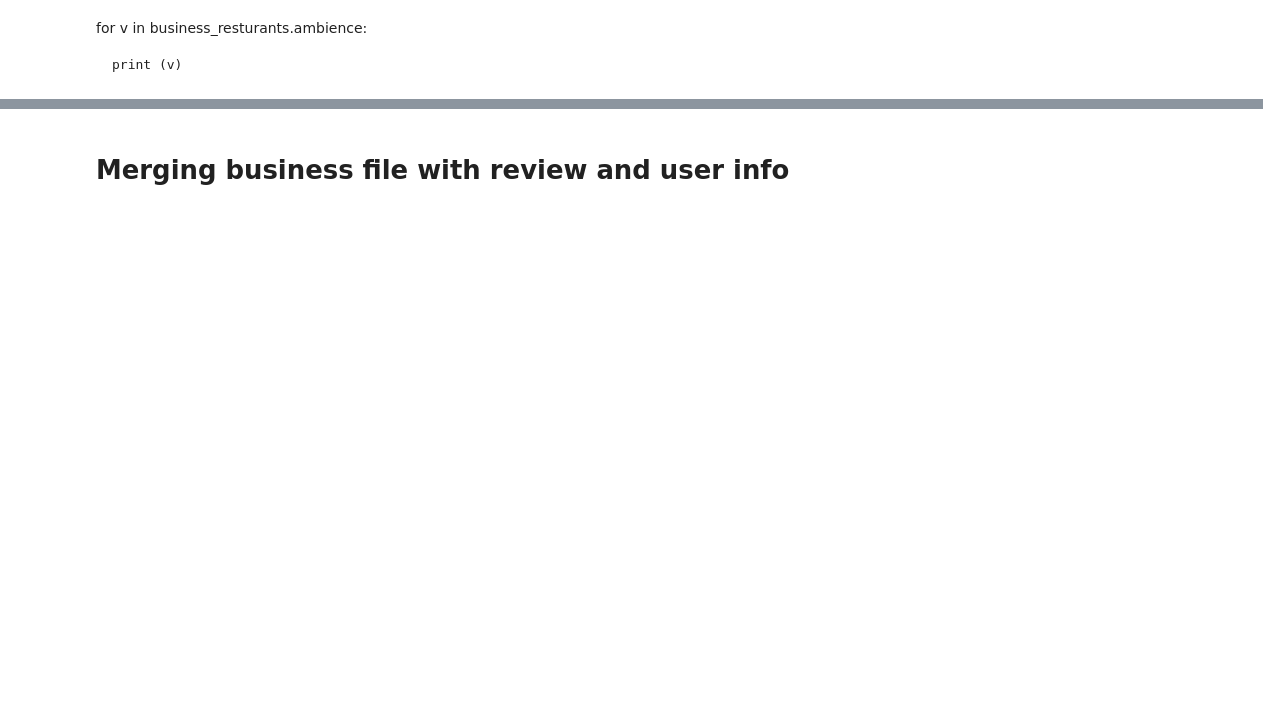
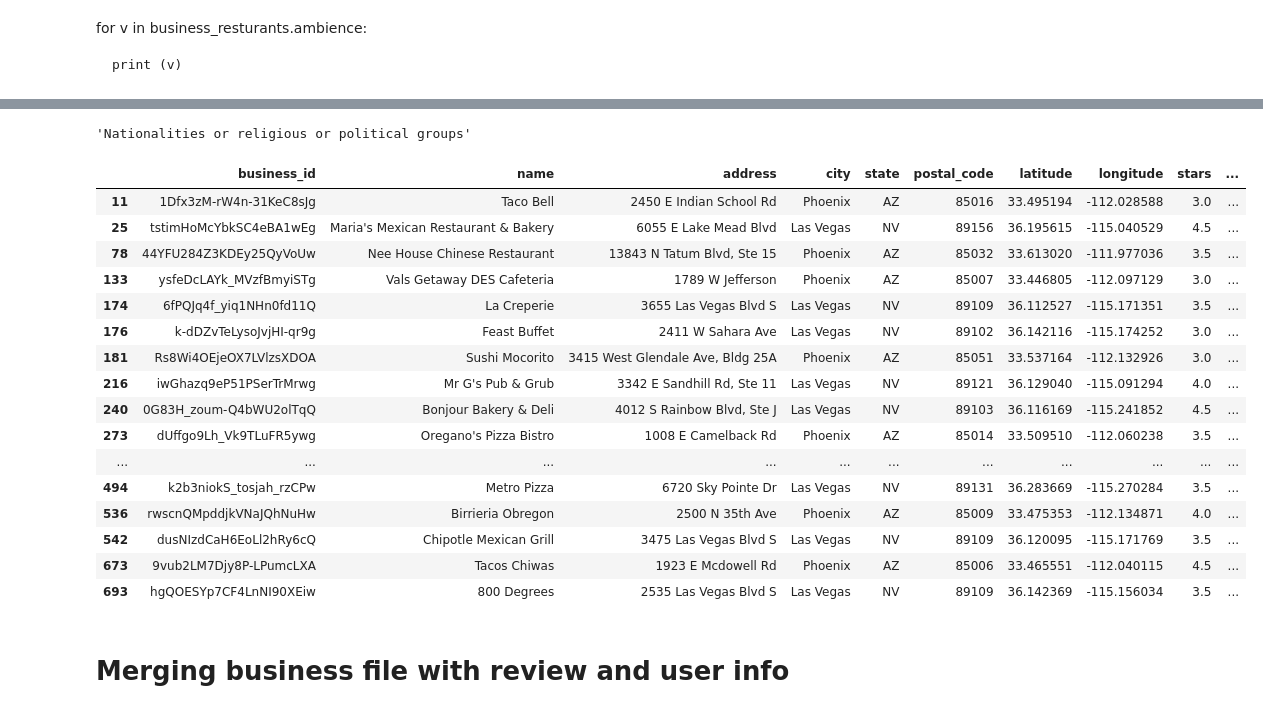
Before and after one commit to sanamica/restaurant_preference, a Jupyter notebook: yelp_data_cleaning_merging.ipynb, the cells around one changed output, grey strips where cells are left out. Saved outputs shown, nothing was run; the diff lists cells and outputs as text; code cells hidden in the pictures; blank space fills up the shorter version.

```diff
--- a/yelp_data_cleaning_merging.ipynb
+++ b/yelp_data_cleaning_merging.ipynb
@@ -465,6 +492,25 @@ business_resturants = business_resturants.drop(['attributes','ambience'], axis =
 # checking key for dictionary
 # def getList(dict):
 #     return dict.keys()
+# %%
+business_resturants =business_resturants.replace(to_replace ='None', value =np.nan)
+# %%
+business_resturants['price_range'] =  pd.to_numeric(business_resturants["price_range"])
+# %%
+impute_list =['price_range', 'romantic', 'intimate' , 'touristy' , 'hipster', 'divey', 'classy',
+              'trendy', 'upscale', 'casual'   ]
+# Impute missing
+business_resturants = business_resturants.fillna(business_resturants.groupby('name')[impute_list].transform('median'))
+business_resturants=business_resturants.dropna(subset =impute_list)
+# %%
+def binary_cat(x):
+    if x in ('Fast Food'):
+        category = 1
+    else:
+        category = 0
+    return category
+
+business_resturants['category'] = business_resturants['new_categories'].apply (binary_cat)
 # %%
 business_resturants.info()
 # %% [output]
@@ -514,5 +583,7 @@ print([(ent.text, ent.label_) for ent in doc.ents])
 # %%
-spacy.explain('LOC')
+spacy.explain('NORP')
+# %% [output]
+'Nationalities or religious or political groups'
 # %%
 #Extarcting entity type from the dataframe
 
@@ -533,3 +604,23 @@ def extract_category(text):
+# %%
+business_resturants.head(20)
+# %% [output]
+|  | business_id | name | address | city | state | postal_code | latitude | longitude | stars | ... |
+| 11 | 1Dfx3zM-rW4n-31KeC8sJg | Taco Bell | 2450 E Indian School Rd | Phoenix | AZ | 85016 | 33.495194 | -112.028588 | 3.0 | ... |
+| 25 | tstimHoMcYbkSC4eBA1wEg | Maria's Mexican Restaurant & Bakery | 6055 E Lake Mead Blvd | Las Vegas | NV | 89156 | 36.195615 | -115.040529 | 4.5 | ... |
+| 78 | 44YFU284Z3KDEy25QyVoUw | Nee House Chinese Restaurant | 13843 N Tatum Blvd, Ste 15 | Phoenix | AZ | 85032 | 33.613020 | -111.977036 | 3.5 | ... |
+| 133 | ysfeDcLAYk_MVzfBmyiSTg | Vals Getaway DES Cafeteria | 1789 W Jefferson | Phoenix | AZ | 85007 | 33.446805 | -112.097129 | 3.0 | ... |
+| 174 | 6fPQJq4f_yiq1NHn0fd11Q | La Creperie | 3655 Las Vegas Blvd S | Las Vegas | NV | 89109 | 36.112527 | -115.171351 | 3.5 | ... |
+| 176 | k-dDZvTeLysoJvjHI-qr9g | Feast Buffet | 2411 W Sahara Ave | Las Vegas | NV | 89102 | 36.142116 | -115.174252 | 3.0 | ... |
+| 181 | Rs8Wi4OEjeOX7LVlzsXDOA | Sushi Mocorito | 3415 West Glendale Ave, Bldg 25A | Phoenix | AZ | 85051 | 33.537164 | -112.132926 | 3.0 | ... |
+| 216 | iwGhazq9eP51PSerTrMrwg | Mr G's Pub & Grub | 3342 E Sandhill Rd, Ste 11 | Las Vegas | NV | 89121 | 36.129040 | -115.091294 | 4.0 | ... |
+| 240 | 0G83H_zoum-Q4bWU2olTqQ | Bonjour Bakery & Deli | 4012 S Rainbow Blvd, Ste J | Las Vegas | NV | 89103 | 36.116169 | -115.241852 | 4.5 | ... |
+| 273 | dUffgo9Lh_Vk9TLuFR5ywg | Oregano's Pizza Bistro | 1008 E Camelback Rd | Phoenix | AZ | 85014 | 33.509510 | -112.060238 | 3.5 | ... |
+| ... | ... | ... | ... | ... | ... | ... | ... | ... | ... | ... |
+| 494 | k2b3niokS_tosjah_rzCPw | Metro Pizza | 6720 Sky Pointe Dr | Las Vegas | NV | 89131 | 36.283669 | -115.270284 | 3.5 | ... |
+| 536 | rwscnQMpddjkVNaJQhNuHw | Birrieria Obregon | 2500 N 35th Ave | Phoenix | AZ | 85009 | 33.475353 | -112.134871 | 4.0 | ... |
+| 542 | dusNIzdCaH6EoLl2hRy6cQ | Chipotle Mexican Grill | 3475 Las Vegas Blvd S | Las Vegas | NV | 89109 | 36.120095 | -115.171769 | 3.5 | ... |
+| 673 | 9vub2LM7Djy8P-LPumcLXA | Tacos Chiwas | 1923 E Mcdowell Rd | Phoenix | AZ | 85006 | 33.465551 | -112.040115 | 4.5 | ... |
+| 693 | hgQOESYp7CF4LnNI90XEiw | 800 Degrees | 2535 Las Vegas Blvd S | Las Vegas | NV | 89109 | 36.142369 | -115.156034 | 3.5 | ... |
 # %%
 missing_df =business_resturants[business_resturants.new_categories.isna()]
 # %%
```
Also changed, not shown: parts of 36 cells of this notebook, 2 other files.
